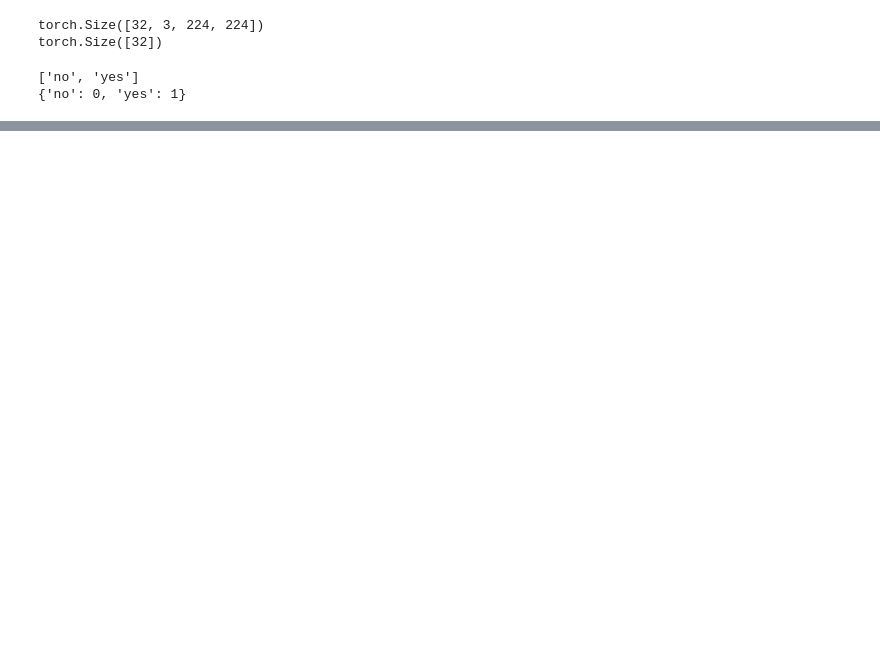
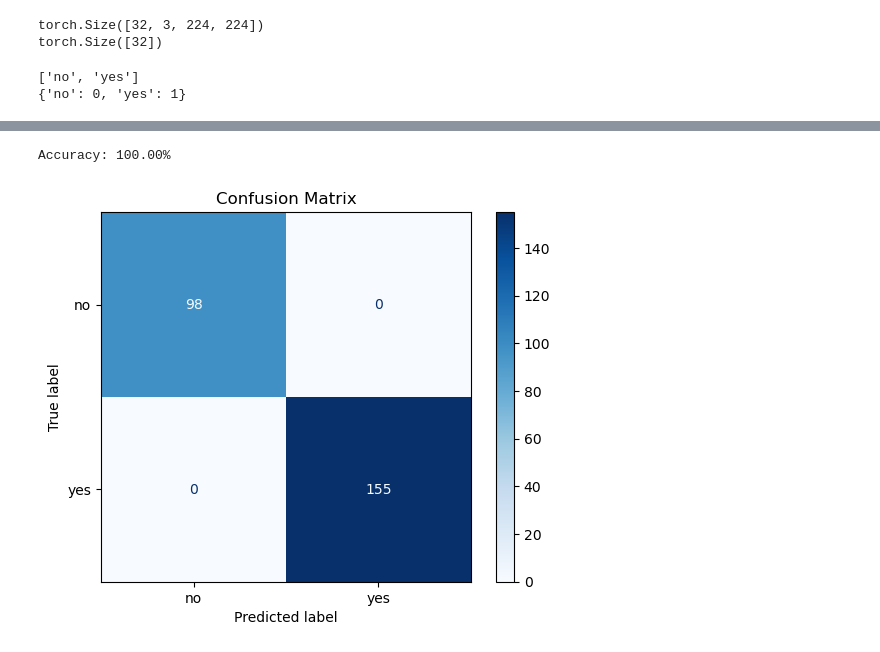
Before and after one commit to inigostibbe/braintumour, a Jupyter notebook: main.ipynb, the cells around one changed output, grey strips where cells are left out. Cells and saved outputs as stored; diff of their text form; code cells hidden in the pictures; blank space fills up the shorter version.

```diff
--- a/main.ipynb
+++ b/main.ipynb
@@ -72,0 +179,46 @@ for epoch in range(epochs):
+# %%
+correct = 0
+total = 0
+model.eval()
+
+with torch.no_grad():
+    for images, labels in dataloader:
+        images = images.to(device)
+        labels = labels.to(device)
+        outputs = model(images)
+        _, predicted = torch.max(outputs, 1)
+        total += labels.size(0)
+        correct += (predicted == labels).sum().item()
+
+print(f"Accuracy: {100 * correct / total:.2f}%")
+# %% [output]
+Accuracy: 100.00%
+# %%
+from sklearn.metrics import confusion_matrix, ConfusionMatrixDisplay
+import matplotlib.pyplot as plt
+
+all_preds = []
+all_labels = []
+
+model.eval()
+with torch.no_grad():
+    for images, labels in dataloader:
+        images = images.to(device)
+        labels = labels.to(device)
+
+        outputs = model(images)
+        _, preds = torch.max(outputs, 1)
+
+        all_preds.extend(preds.cpu().numpy())
+        all_labels.extend(labels.cpu().numpy())
+
+# Compute the confusion matrix
+cm = confusion_matrix(all_labels, all_preds)
+disp = ConfusionMatrixDisplay(confusion_matrix=cm, display_labels=dataset.classes)
+
+# Plot it
+disp.plot(cmap='Blues')
+plt.title("Confusion Matrix")
+plt.show()
+# %% [output]
+[figure, added]
```
Also changed, not shown: parts of 9 cells of this notebook.
